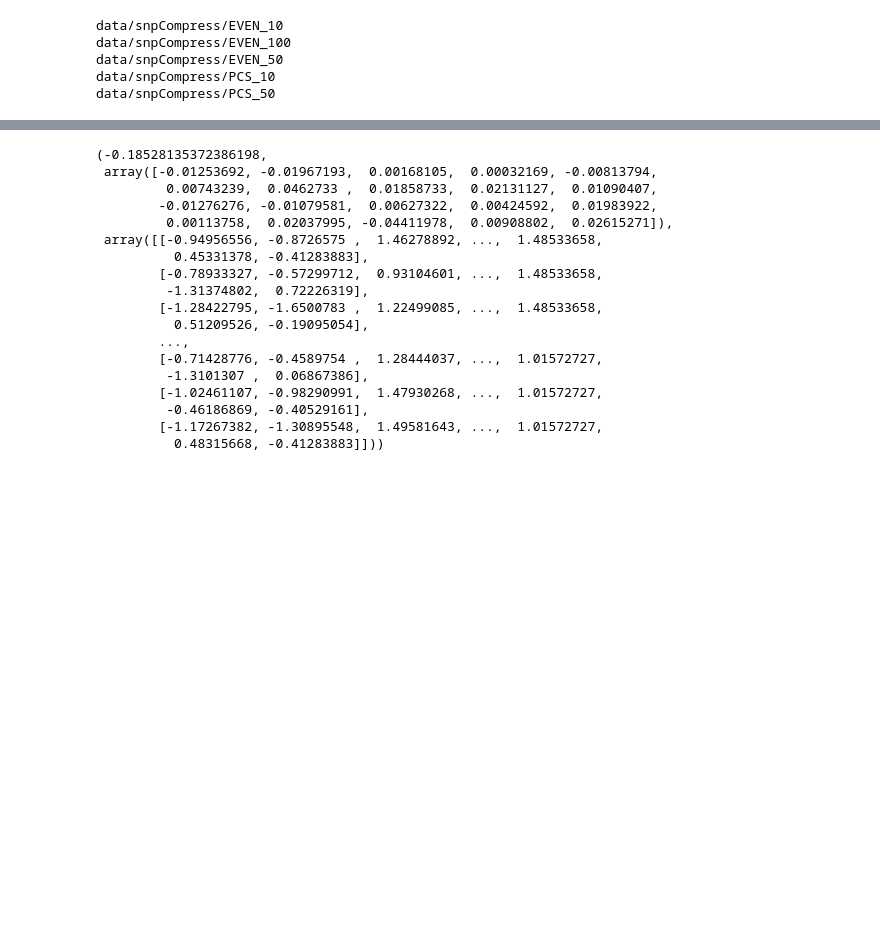
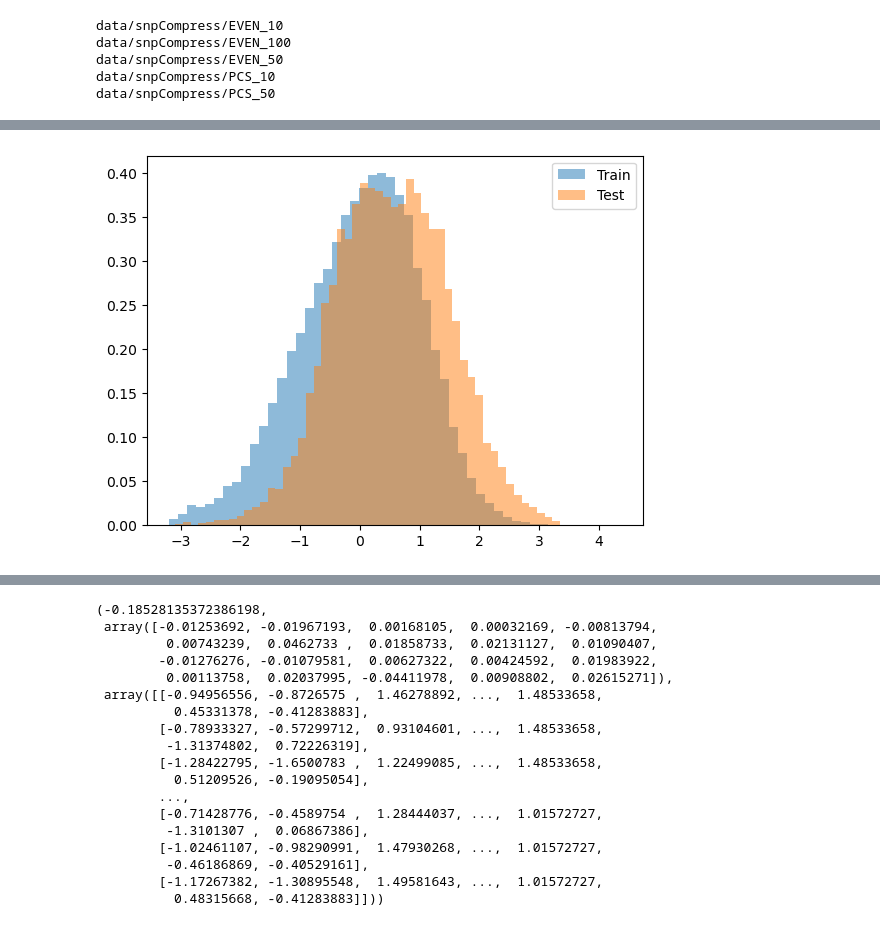
Before and after one commit to cjGO/hybridpredictmaize22, a Jupyter notebook: dev_nbs/scratch.ipynb, the cells around one changed output, grey strips where cells are left out. Drawn from its saved outputs; the diff is of its cells as text; code cells hidden in the pictures; blank space fills up the shorter version.

```diff
--- a/dev_nbs/scratch.ipynb
+++ b/dev_nbs/scratch.ipynb
@@ -33,3 +98,9 @@ data/snpCompress/PCS_50
+# %%
+second_t = ST(yield_data,2019)
+# %%
+second_t.plot_yields()
+# %% [output]
+[figure, added]
 # %%
 snp_data = collect_snps(path_snps/'EVEN_10') # Read in the SNP profiles
 yield_data = pd.read_csv(path_train_yieldTable) # Read in trait data
```
Also changed, not shown: parts of 11 cells of this notebook, 7 other files.
